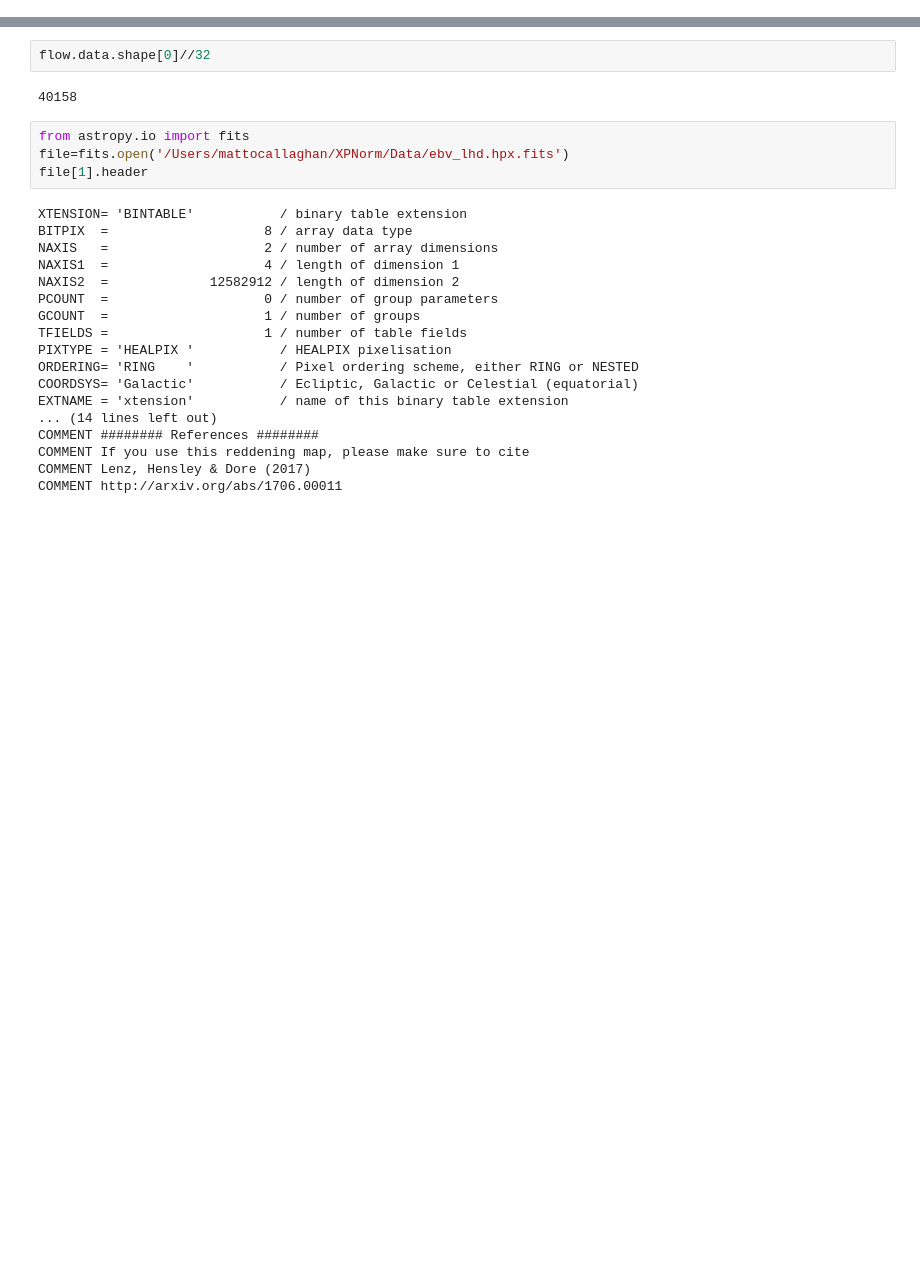
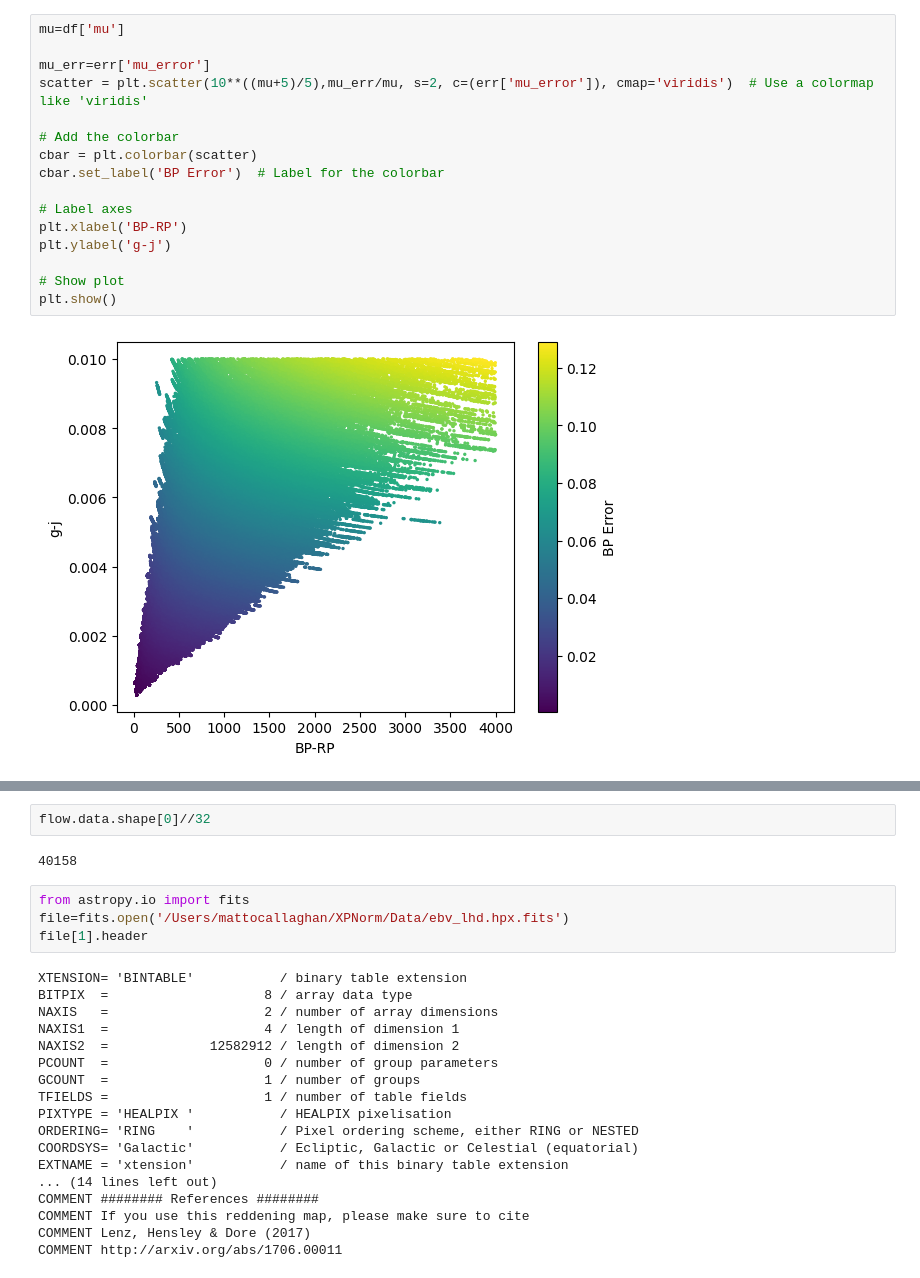
Before and after one commit to ocallam6/XPNorm, a Jupyter notebook: Notebooks/data_analysis.ipynb, the cells around one changed output, grey strips where cells are left out. Cells and saved outputs as stored; diff of their text form; blank space fills up the shorter version.

```diff
--- a/data_analysis.ipynb
+++ b/Notebooks/data_analysis.ipynb
@@ -11,0 +55,18 @@ FileNotFoundError: [Errno 2] No such file or directory: '../Data/data_full_ps_2.
+# %%
+mu=df['mu']
+
+mu_err=err['mu_error']
+scatter = plt.scatter(10**((mu+5)/5),mu_err/mu, s=2, c=(err['mu_error']), cmap='viridis')  # Use a colormap like 'viridis'
+
+# Add the colorbar
+cbar = plt.colorbar(scatter)
+cbar.set_label('BP Error')  # Label for the colorbar
+
+# Label axes
+plt.xlabel('BP-RP')
+plt.ylabel('g-j')
+
+# Show plot
+plt.show()
+# %% [output]
+[figure, added]
```
Also changed, not shown: parts of 32 cells of this notebook, 15 other files.
